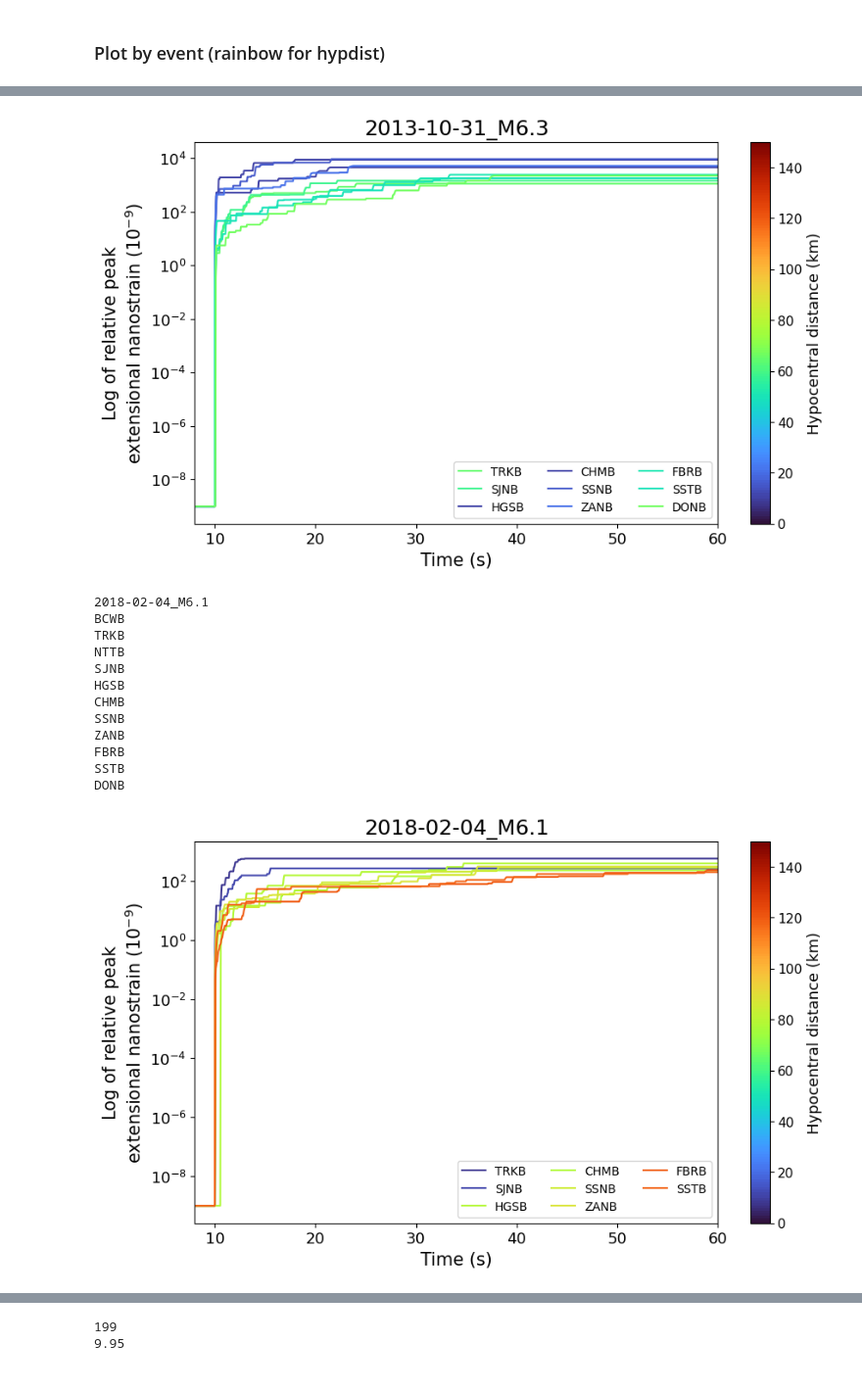
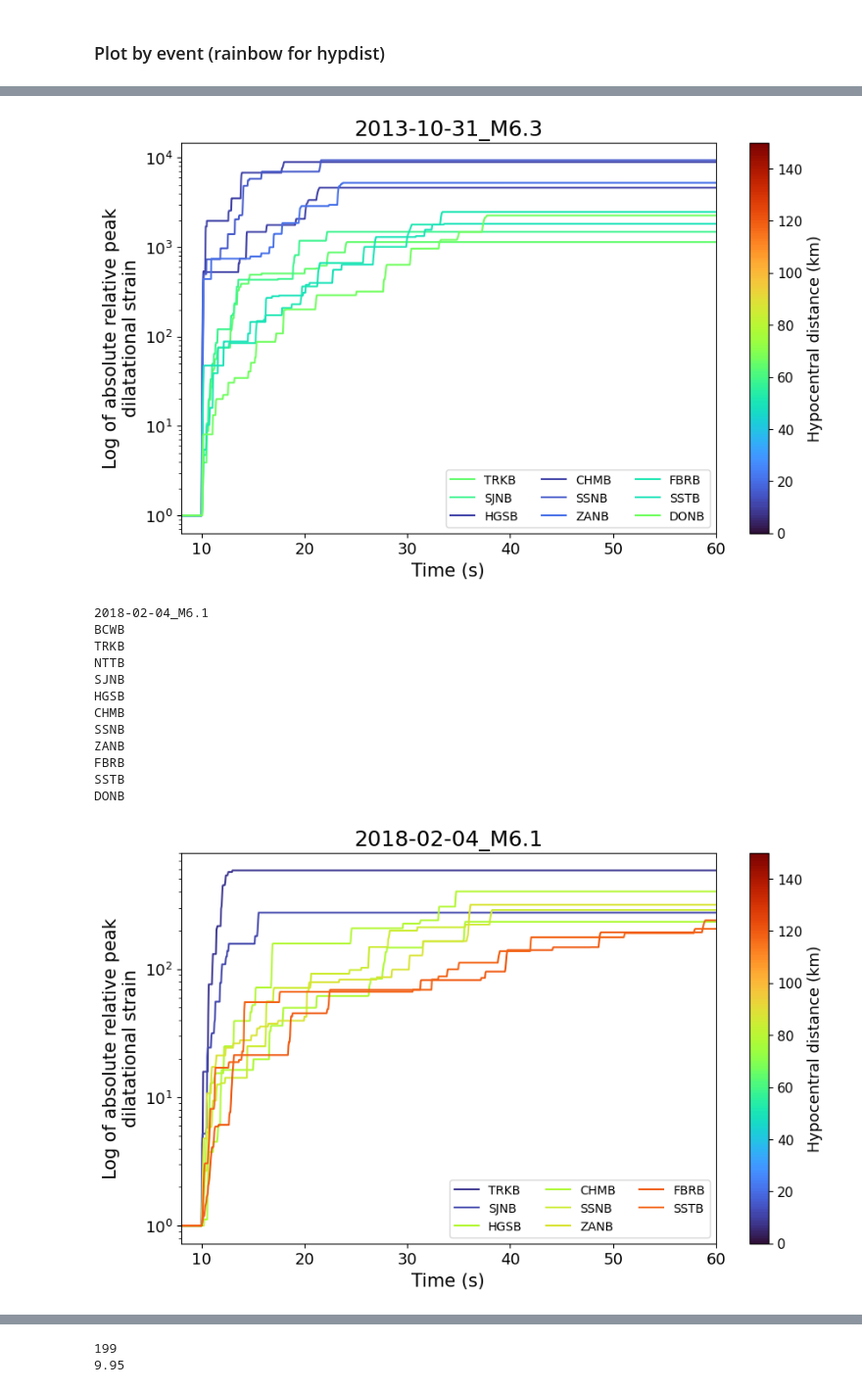
Before and after one commit to UO-Geophysics/strain, a Jupyter notebook: ipynbs/taiwan_strain/5_plot_filtered_peak_strain_normalized.ipynb, the cells around one changed output, grey strips where cells are left out. Shown at 98% size. Drawn from its saved outputs; the diff is of its cells as text; code cells hidden in the pictures.

```diff
--- a/ipynbs/taiwan_strain/5_plot_filtered_peak_strain_normalized.ipynb
+++ b/ipynbs/taiwan_strain/5_plot_filtered_peak_strain_normalized.ipynb
@@ -83,13 +83,13 @@ for i in range(len(events)):
         norm_data = np.copy(pst_data)
         norm_level = pst_data[0]
     #         print(norm_level)
-        norm_data = norm_data - norm_level + 1*10**-9 # Subtract the starting value, add 10^-9 to set at 10^0 on nanostrain plot
+        norm_data = norm_data - norm_level + 1 # Subtract the starting value, add 10^-9 to set at 10^0 on nanostrain plot
 
         # Plot stations
         # ax.plot(pst_times, pst_data*10**9, color = cmap(int_hypdist-1), label = sta)
         ax.plot(pst_times[low_xlim_samp:high_xlim_samp], norm_data[low_xlim_samp:high_xlim_samp], color = cmap(int_hypdist-1), label = sta)
         ax.set_yscale('log')
-        ax.set_ylabel('Log of relative peak\nextensional nanostrain ($10^{-9}$)', fontsize = 15)
+        ax.set_ylabel('Log of relative peak\ndilatational strain', fontsize = 15)
         ax.set_xlabel('Time (s)', fontsize = 15)
         ax.set_xlim(low_xlim_sec,high_xlim_sec)
         if high_xlim_sec <= 30:
@@ -158,7 +158,7 @@ DONB
 # %%
 cmap = plt.get_cmap('turbo', 150)
 
-# For non-abs peak strain
+# For abs peak strain
 
 for i in range(len(events)):
 
@@ -209,13 +209,13 @@ for i in range(len(events)):
         norm_data = np.copy(pst_data)
         norm_level = pst_data[0]
     #         print(norm_level)
-        norm_data = norm_data - norm_level + 1*10**-9 # Subtract the starting value, add 10^-9 to set at 10^0 on nanostrain plot
+        norm_data = norm_data - norm_level + 1 # Subtract the starting value, add 10^-9 to set at 10^0 on nanostrain plot
 
         # Plot stations
         # ax.plot(pst_times, pst_data*10**9, color = cmap(int_hypdist-1), label = sta)
         ax.plot(pst_times[low_xlim_samp:high_xlim_samp], norm_data[low_xlim_samp:high_xlim_samp], color = cmap(int_hypdist-1), label = sta)
         ax.set_yscale('log')
-        ax.set_ylabel('Log of relative peak\nextensional nanostrain ($10^{-9}$)', fontsize = 15)
+        ax.set_ylabel('Log of absolute relative peak\ndilatational strain', fontsize = 15)
         ax.set_xlabel('Time (s)', fontsize = 15)
         ax.set_xlim(low_xlim_sec,high_xlim_sec)
         if high_xlim_sec <= 30:
@@ -252,32 +252,32 @@ CHMB
 SSNB
 ZANB
 FBRB
 SSTB
 DONB
 [figure]
 2013-10-31_M6.3
 BCWB
 TRKB
 NTTB
 SJNB
 HGSB
 CHMB
 SSNB
 ZANB
 FBRB
 SSTB
 DONB
-[figure, old version]
+[figure, new version]
 2018-02-04_M6.1
 BCWB
 TRKB
 NTTB
 SJNB
 HGSB
 CHMB
 SSNB
 ZANB
 FBRB
 SSTB
 DONB
-[figure, old version]
+[figure, new version]
```
Also changed, not shown: parts of 3 cells of this notebook, 1 other file.
